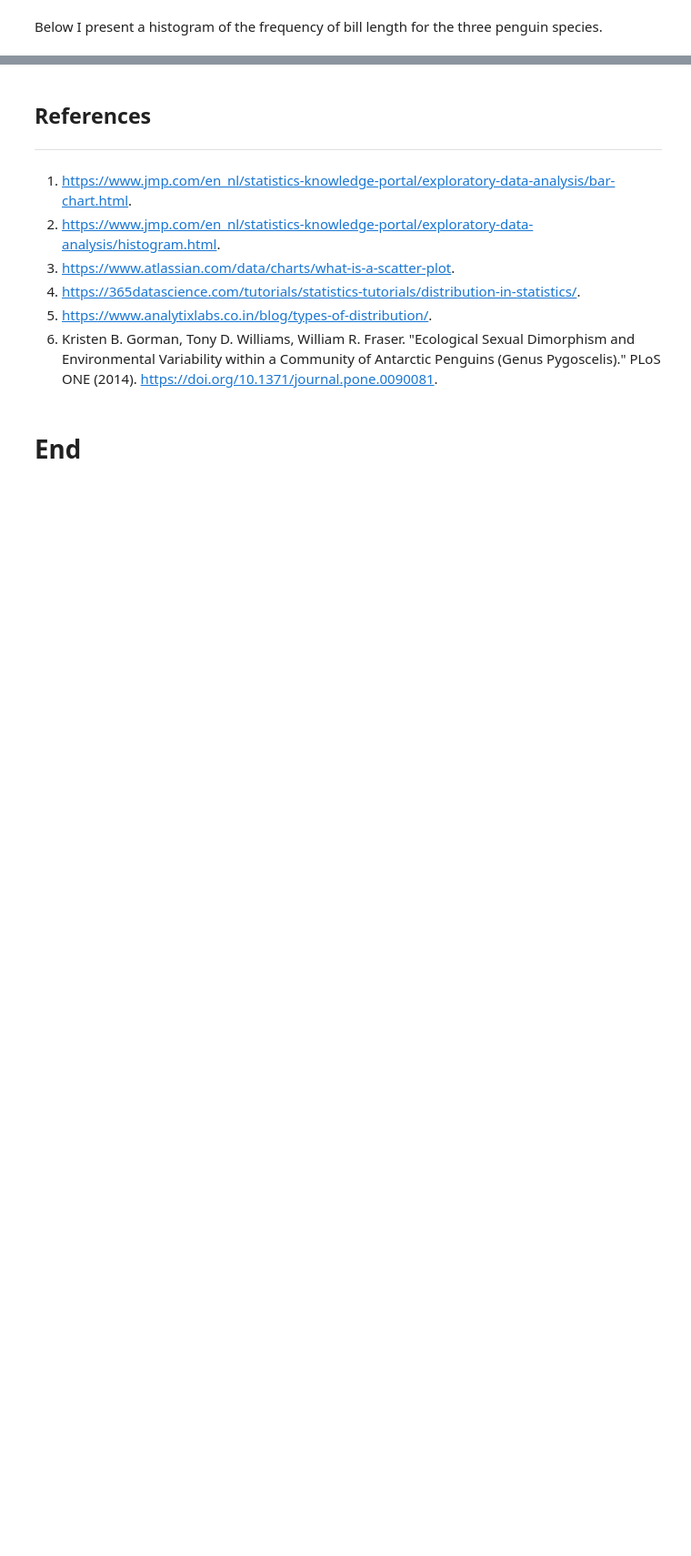
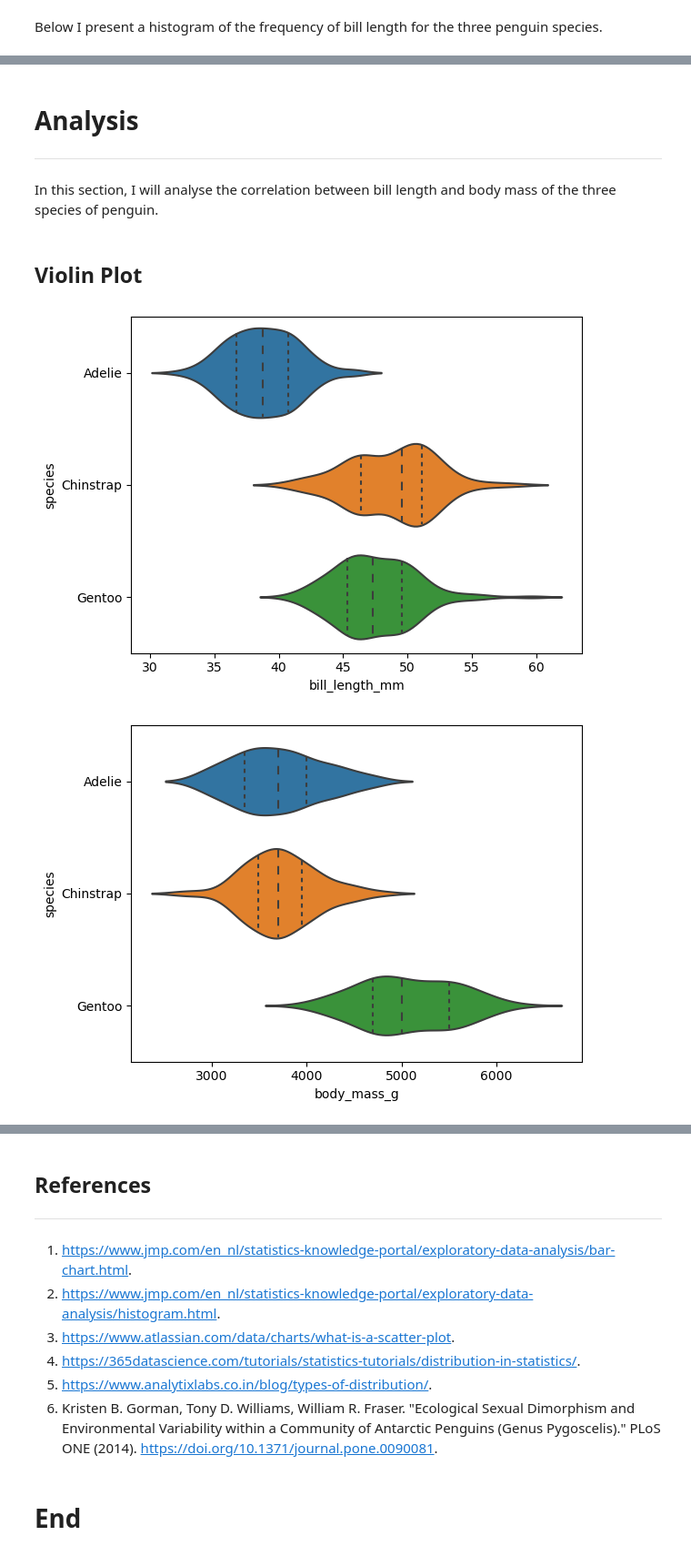
Before and after one commit to Sxnds01/myprojectpda, a Jupyter notebook: penguins.ipynb, the cells around one changed output, grey strips where cells are left out. Shown at 91% size. Saved outputs shown, nothing was run; the diff lists cells and outputs as text; code cells hidden in the pictures; blank space fills up the shorter version.

```diff
--- a/penguins.ipynb
+++ b/penguins.ipynb
@@ -195,0 +207,7 @@ adelie_df.head(2)
+# %% [markdown]
+# Analysis
+---
+# %% [markdown]
+In this section, I will analyse the correlation between bill length and body mass of the three species of penguin.
+# %% [markdown]
+## Violin Plot
@@ -195,0 +216,8 @@ adelie_df.head(2)
+# %%
+g = sns.violinplot(y='species', x='bill_length_mm', data=df, inner='quartile')
+plt.show()
+g = sns.violinplot(y='species', x='body_mass_g', data=df, inner='quartile')
+plt.show()
+# %% [output]
+[figure, added]
+[figure, added]
```
Also changed, not shown: parts of 21 cells of this notebook.
